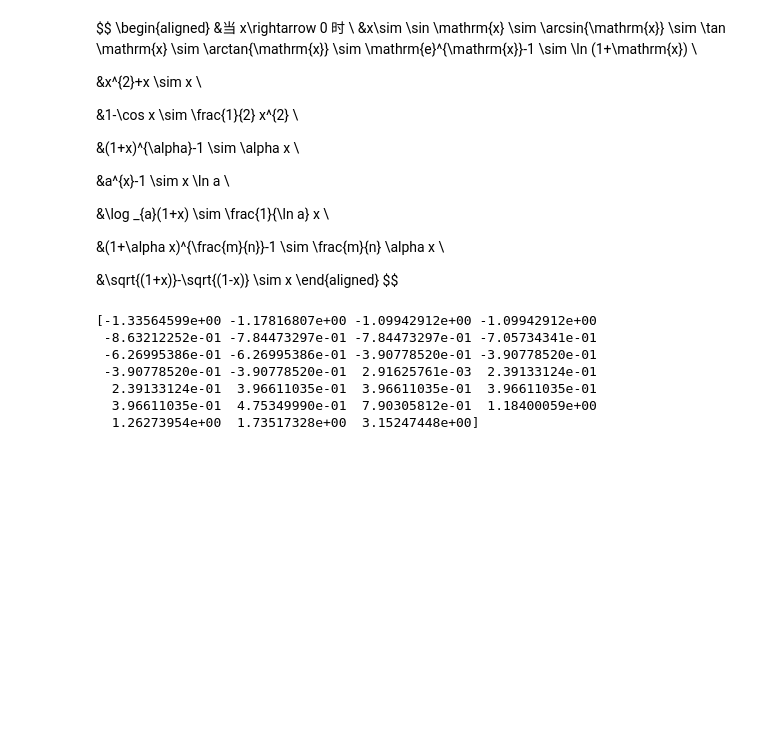
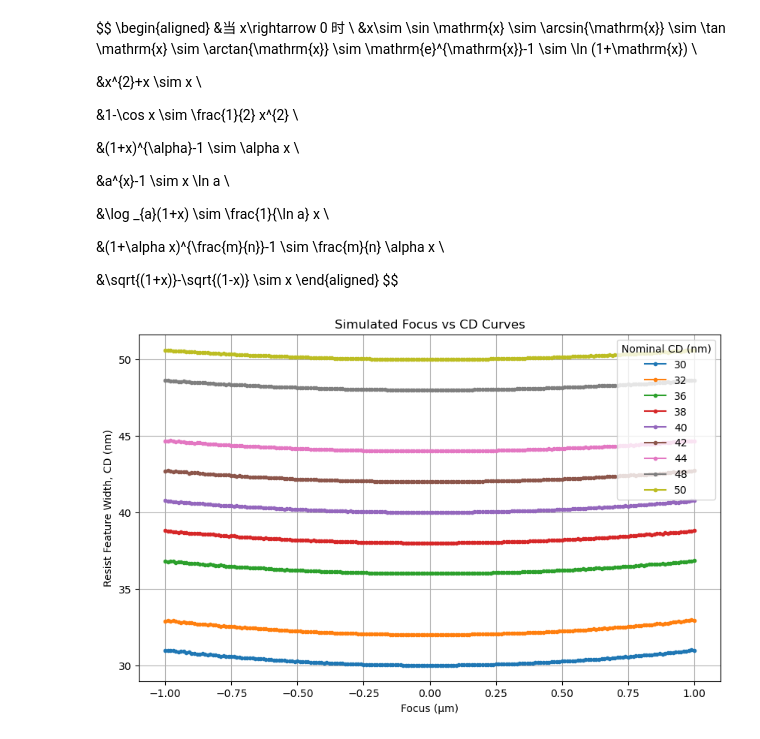
Before and after one commit to FrankAndCheng/Upload-Test, a Jupyter notebook: assignment/assignment.ipynb, the cells around one changed output. Drawn from its saved outputs; the diff is of its cells as text; code cells hidden in the pictures; blank space fills up the shorter version.

```diff
--- a/assignment/assignment.ipynb
+++ b/assignment/assignment.ipynb
@@ -62,50 +62,34 @@ $$
 &\sqrt{(1+x)}-\sqrt{(1-x)} \sim x
 \end{aligned}
 $$
-# %%
-from sklearn import preprocessing
-import numpy as np
-
-# 初始化数据
-x = np.array(
-    [
-        13,
-        15,
-        16,
-        16,
-        19,
-        20,
-        20,
-        21,
-        22,
-        22,
-        25,
-        25,
-        25,
-        25,
-        30,
-        33,
-        33,
-        35,
-        35,
-        35,
-        35,
-        36,
-        40,
-        45,
-        46,
-        52,
-        70,
-    ]
-)
-# 将数据进行Z-Score规范化
-scaled_x = preprocessing.scale(x)
-print(scaled_x)
-# %% [output]
-[-1.33564599e+00 -1.17816807e+00 -1.09942912e+00 -1.09942912e+00
- -8.63212252e-01 -7.84473297e-01 -7.84473297e-01 -7.05734341e-01
- -6.26995386e-01 -6.26995386e-01 -3.90778520e-01 -3.90778520e-01
- -3.90778520e-01 -3.90778520e-01  2.91625761e-03  2.39133124e-01
-  2.39133124e-01  3.96611035e-01  3.96611035e-01  3.96611035e-01
-  3.96611035e-01  4.75349990e-01  7.90305812e-01  1.18400059e+00
-  1.26273954e+00  1.73517328e+00  3.15247448e+00]
+# %%
+import numpy as np
+import matplotlib.pyplot as plt
+
+# 模拟焦距范围
+focus = np.linspace(-1.0, 1.0, 201)
+
+# nominal CD set (nm)
+nominals = [30, 32, 36, 38, 40, 42, 44, 48, 50]
+
+# 生成 Bossung 式曲线
+cd_data = {}
+for n in nominals:
+    # 用二次函数模拟 CD vs focus
+    # 中心在 0，系数根据 nominal 不同稍微不同
+    curvature = 30 / n
+    cd_data[n] = n + curvature * (focus**2) * (np.random.rand(len(focus)) * 0.1 + 0.95)
+
+# 绘图
+plt.figure(figsize=(10,6))
+for n in nominals:
+    plt.plot(focus, cd_data[n], marker='o', markersize=3, label=str(n))
+
+plt.xlabel("Focus (µm)")
+plt.ylabel("Resist Feature Width, CD (nm)")
+plt.title("Simulated Focus vs CD Curves")
+plt.legend(title="Nominal CD (nm)")
+plt.grid(True)
+plt.show()
+# %% [output]
+[figure, added]
```
Also changed, not shown: 1 other file.
